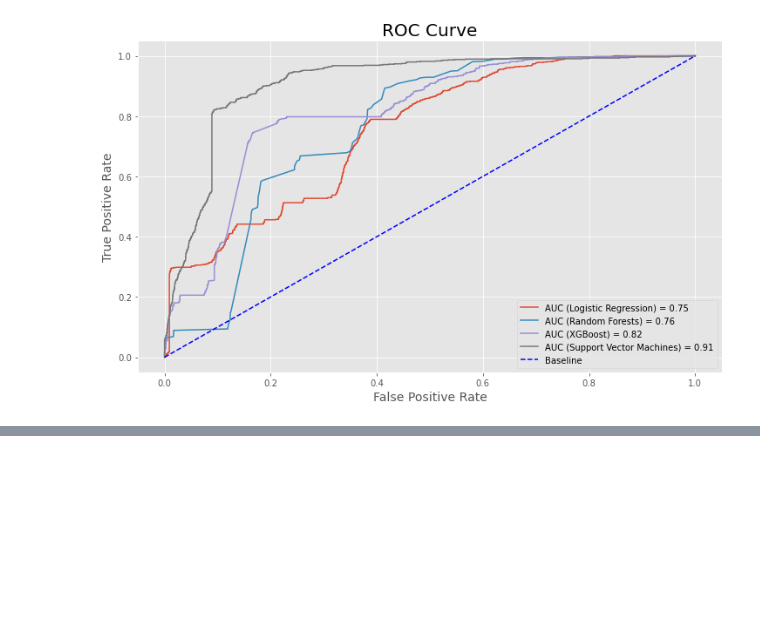
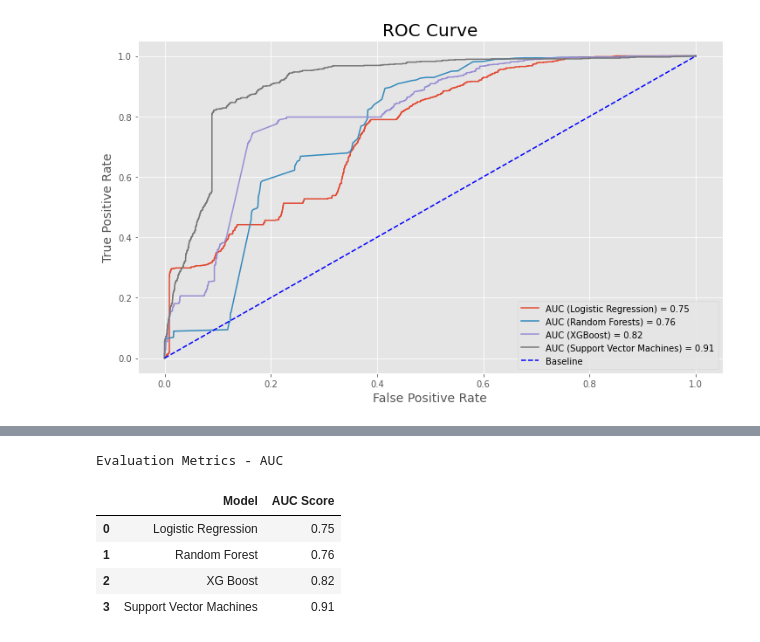
Before and after one commit to ChrisGarciaDS/MSADS-599--Capstone-AddTitle, a Jupyter notebook: Code Library/Modeling.ipynb, the cells around one changed output, grey strips where cells are left out. Saved outputs shown, nothing was run; the diff lists cells and outputs as text; code cells hidden in the pictures; blank space fills up the shorter version.

```diff
--- a/Code Library/Modeling.ipynb
+++ b/Code Library/Modeling.ipynb
@@ -361,0 +415,16 @@ plt.legend();
+# %%
+auc_results = {
+    'Model': ['Logistic Regression', 'Random Forest', 'XG Boost', 'Support Vector Machines'],
+    'AUC Score': [0.75, 0.76, 0.82, 0.91]
+}
+
+auc_df = pd.DataFrame(auc_results)
+print("Evaluation Metrics - AUC")
+auc_df
+# %% [output]
+Evaluation Metrics - AUC
+|  | Model | AUC Score |
+| 0 | Logistic Regression | 0.75 |
+| 1 | Random Forest | 0.76 |
+| 2 | XG Boost | 0.82 |
+| 3 | Support Vector Machines | 0.91 |
```
Also changed, not shown: parts of 9 cells of this notebook.
